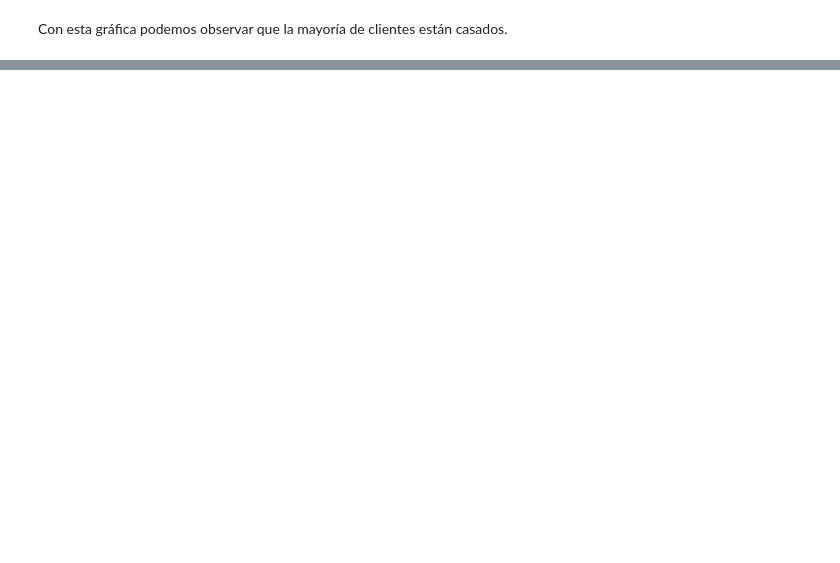
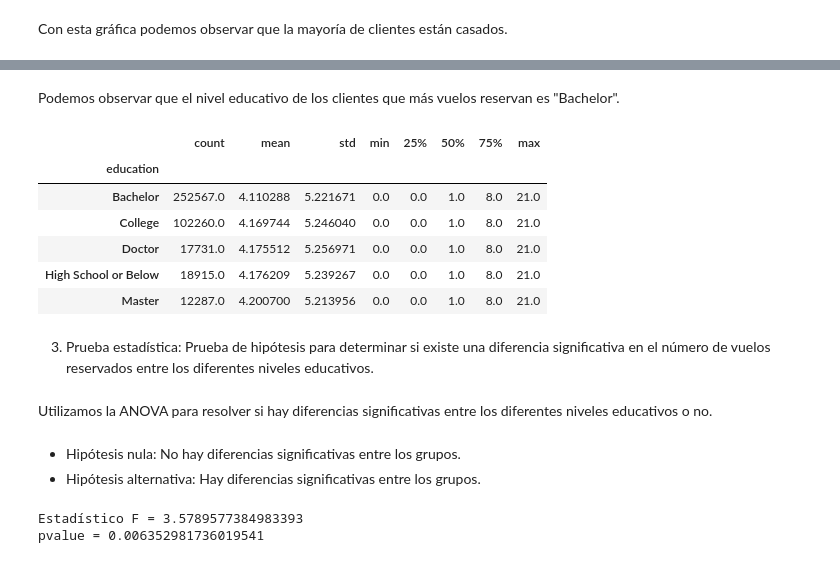
Before and after one commit to Adalab/bda-modulo-3-evaluacion-final-lopezleyre, a Jupyter notebook: leyre-evaluacion_modulo3.ipynb, the cells around one changed output, grey strips where cells are left out. Saved outputs shown, nothing was run; the diff lists cells and outputs as text; code cells hidden in the pictures; blank space fills up the shorter version.

```diff
--- a/leyre-evaluacion_modulo3.ipynb
+++ b/leyre-evaluacion_modulo3.ipynb
@@ -553,0 +560,4 @@ Con esta gráfica podemos observar que la mayoría de clientes están casados.
+# %%
+df_reservas = df.loc[:, ["flights_booked", "education"]]
+
+df_reservas.head()
@@ -553,0 +584,28 @@ Con esta gráfica podemos observar que la mayoría de clientes están casados.
+# %% [markdown]
+Podemos observar que el nivel educativo de los clientes que más vuelos reservan es "Bachelor".
+# %%
+df_reservas.groupby("education")["flights_booked"].describe()
+# %% [output]
+|  | count | mean | std | min | 25% | 50% | 75% | max |
+| education |  |  |  |  |  |  |  |  |
+| Bachelor | 252567.0 | 4.110288 | 5.221671 | 0.0 | 0.0 | 1.0 | 8.0 | 21.0 |
+| College | 102260.0 | 4.169744 | 5.246040 | 0.0 | 0.0 | 1.0 | 8.0 | 21.0 |
+| Doctor | 17731.0 | 4.175512 | 5.256971 | 0.0 | 0.0 | 1.0 | 8.0 | 21.0 |
+| High School or Below | 18915.0 | 4.176209 | 5.239267 | 0.0 | 0.0 | 1.0 | 8.0 | 21.0 |
+| Master | 12287.0 | 4.200700 | 5.213956 | 0.0 | 0.0 | 1.0 | 8.0 | 21.0 |
+# %% [markdown]
+3. Prueba estadística: Prueba de hipótesis para determinar si existe una diferencia significativa en el número de vuelos reservados entre los diferentes niveles educativos.
+# %% [markdown]
+Utilizamos la ANOVA para resolver si hay diferencias significativas entre los diferentes niveles educativos o no.
+# %% [markdown]
+- Hipótesis nula: No hay diferencias significativas entre los grupos.
+- Hipótesis alternativa: Hay diferencias significativas entre los grupos.
+# %%
+anova_result = stats.f_oneway(
+    *[group["flights_booked"].values for i, group in df_reservas.groupby("education")]
+)
+print(f"Estadístico F = {anova_result.statistic}")
+print(f"pvalue = {anova_result.pvalue}")
+# %% [output]
+Estadístico F = 3.5789577384983393
+pvalue = 0.006352981736019541
```
Also changed, not shown: parts of 9 cells of this notebook, 1 other file.
